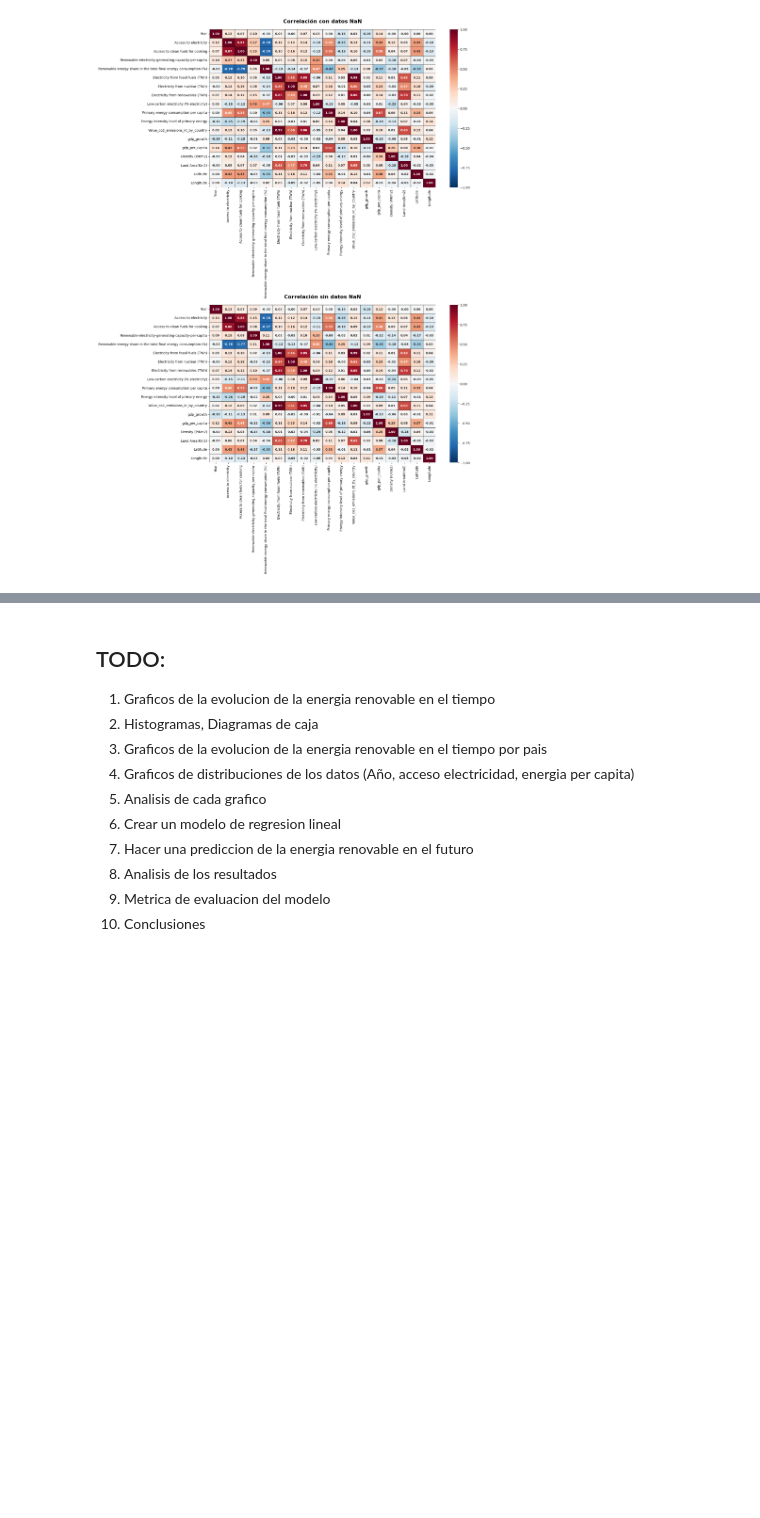
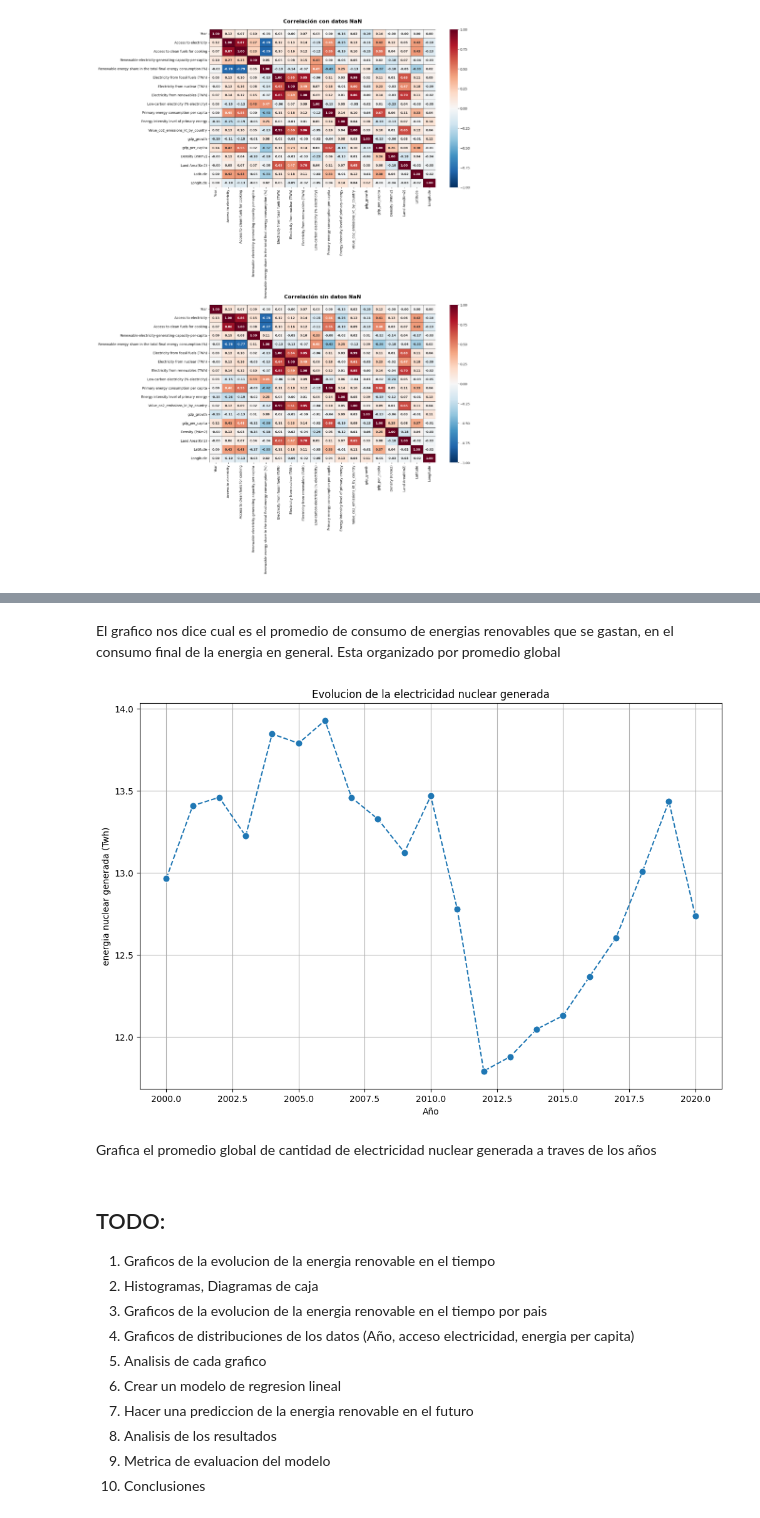
Before and after one commit to juanejd/prediction-model-renewable-energy, a Jupyter notebook: ADA_ML_LR.ipynb, the cells around one changed output, grey strips where cells are left out. Drawn from its saved outputs; the diff is of its cells as text; code cells hidden in the pictures; blank space fills up the shorter version.

```diff
--- a/ADA_ML_LR.ipynb
+++ b/ADA_ML_LR.ipynb
@@ -369,3 +388,25 @@ plt.show()
+# %% [markdown]
+El grafico nos dice cual es el promedio de consumo de energias renovables que se gastan, en el consumo final de la energia en general.
+Esta organizado por promedio global
+# %%
+plt.figure(figsize=(12,8))
+sns.lineplot(
+    data=df_filled.groupby('Year')['Electricity from nuclear (TWh)'].mean().reset_index(),
+    x='Year',
+    y='Electricity from nuclear (TWh)',
+    marker="o",
+    markersize=8,
+    linestyle="--"
+)
+plt.title('Evolucion de la electricidad nuclear generada')
+plt.xlabel('Año')
+plt.ylabel('energia nuclear generada (Twh)')
+plt.grid(True)
+plt.show()
+# %% [output]
+[figure, added]
+# %% [markdown]
+Grafica el promedio global de cantidad de electricidad nuclear generada a traves de los años
 # %% [markdown]
 ## TODO:
 
```
Also changed, not shown: parts of 2 cells of this notebook.
